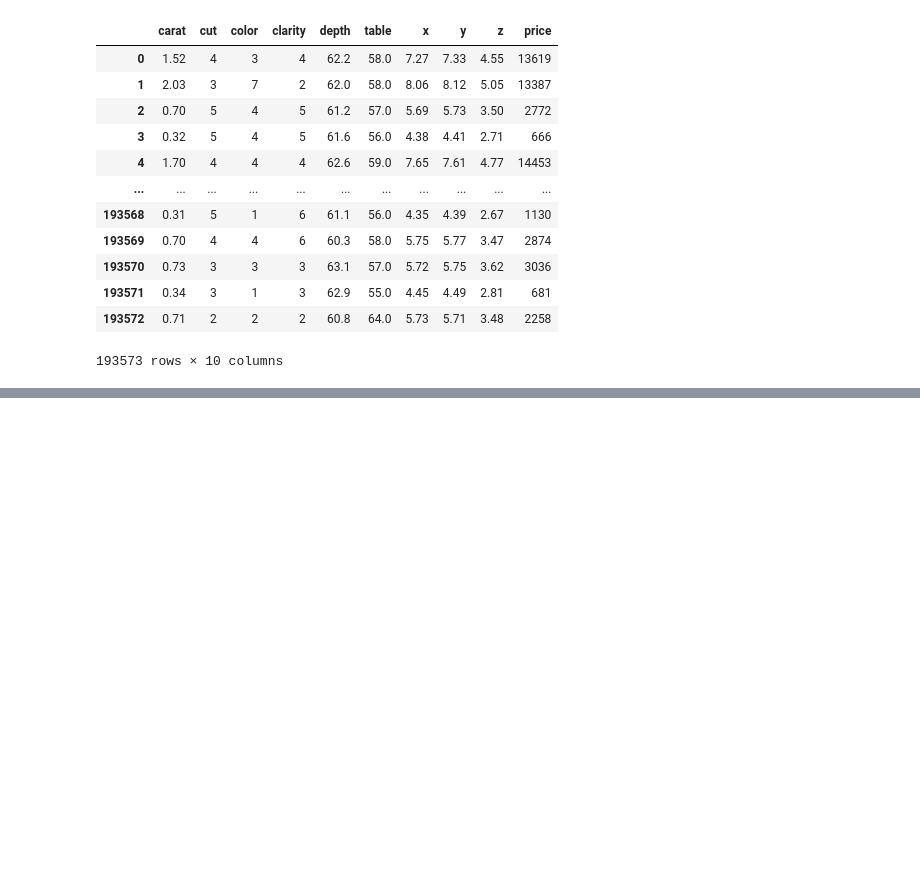
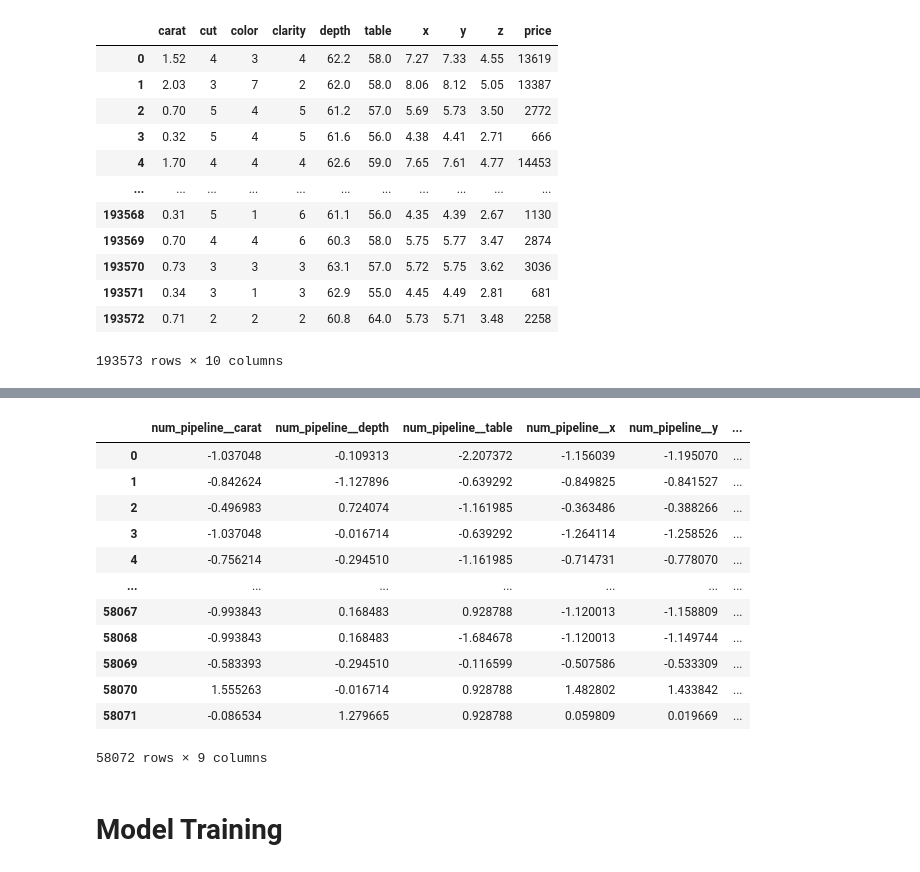
Before and after one commit to divyansh1934/firstmlops_project, a Jupyter notebook: notebooks/research.ipynb, the cells around one changed output, grey strips where cells are left out. Saved outputs shown, nothing was run; the diff lists cells and outputs as text; code cells hidden in the pictures; blank space fills up the shorter version.

```diff
--- a/notebooks/research.ipynb
+++ b/notebooks/research.ipynb
@@ -230,0 +472,18 @@ data
+# %%
+X_test
+# %% [output]
+|  | num_pipeline__carat | num_pipeline__depth | num_pipeline__table | num_pipeline__x | num_pipeline__y | ... |
+| 0 | -1.037048 | -0.109313 | -2.207372 | -1.156039 | -1.195070 | ... |
+| 1 | -0.842624 | -1.127896 | -0.639292 | -0.849825 | -0.841527 | ... |
+| 2 | -0.496983 | 0.724074 | -1.161985 | -0.363486 | -0.388266 | ... |
+| 3 | -1.037048 | -0.016714 | -0.639292 | -1.264114 | -1.258526 | ... |
+| 4 | -0.756214 | -0.294510 | -1.161985 | -0.714731 | -0.778070 | ... |
+| ... | ... | ... | ... | ... | ... | ... |
+| 58067 | -0.993843 | 0.168483 | 0.928788 | -1.120013 | -1.158809 | ... |
+| 58068 | -0.993843 | 0.168483 | -1.684678 | -1.120013 | -1.149744 | ... |
+| 58069 | -0.583393 | -0.294510 | -0.116599 | -0.507586 | -0.533309 | ... |
+| 58070 | 1.555263 | -0.016714 | 0.928788 | 1.482802 | 1.433842 | ... |
+| 58071 | -0.086534 | 1.279665 | 0.928788 | 0.059809 | 0.019669 | ... |
+58072 rows × 9 columns
+# %% [markdown]
+# Model Training
```
Also changed, not shown: parts of 32 cells of this notebook.
